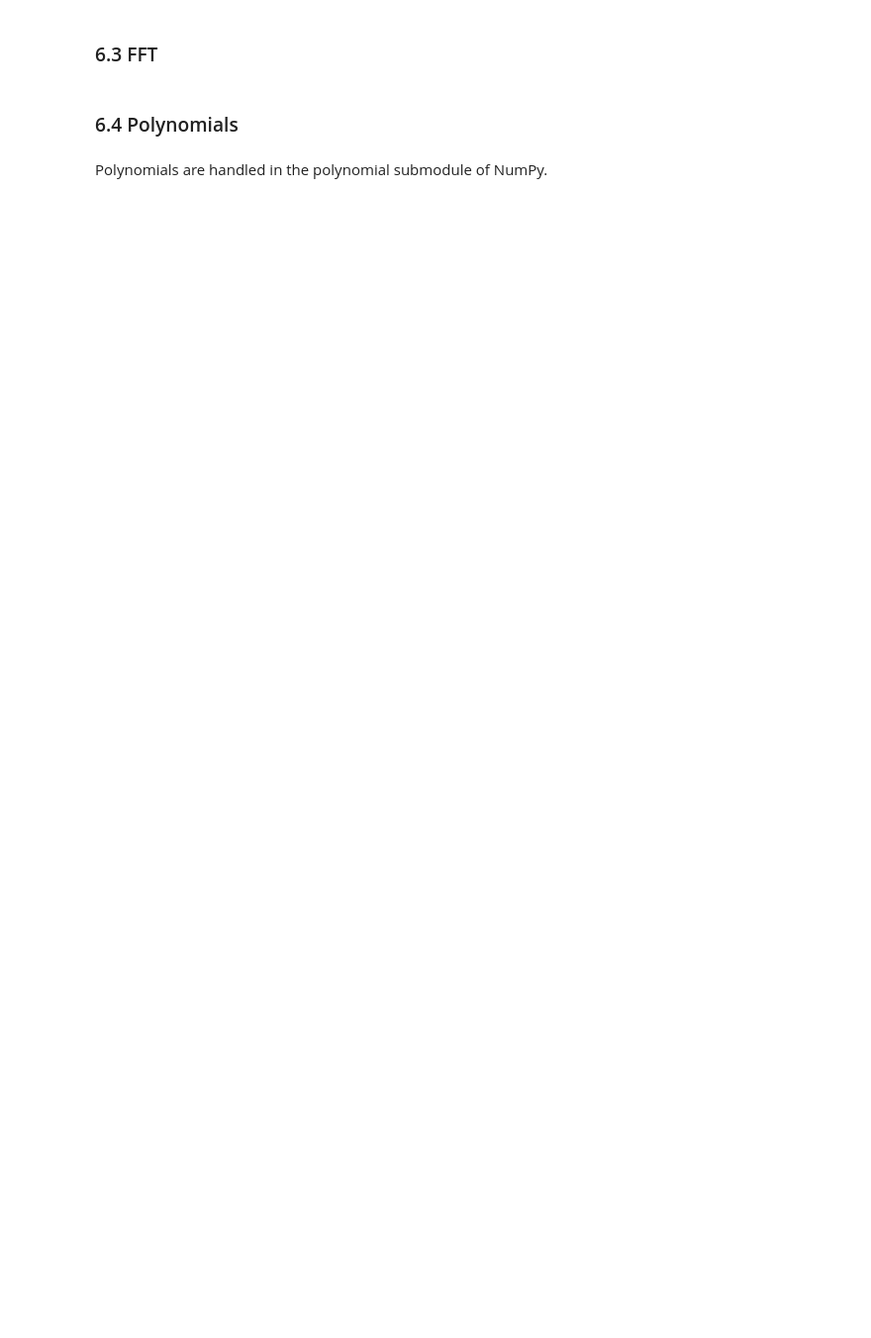
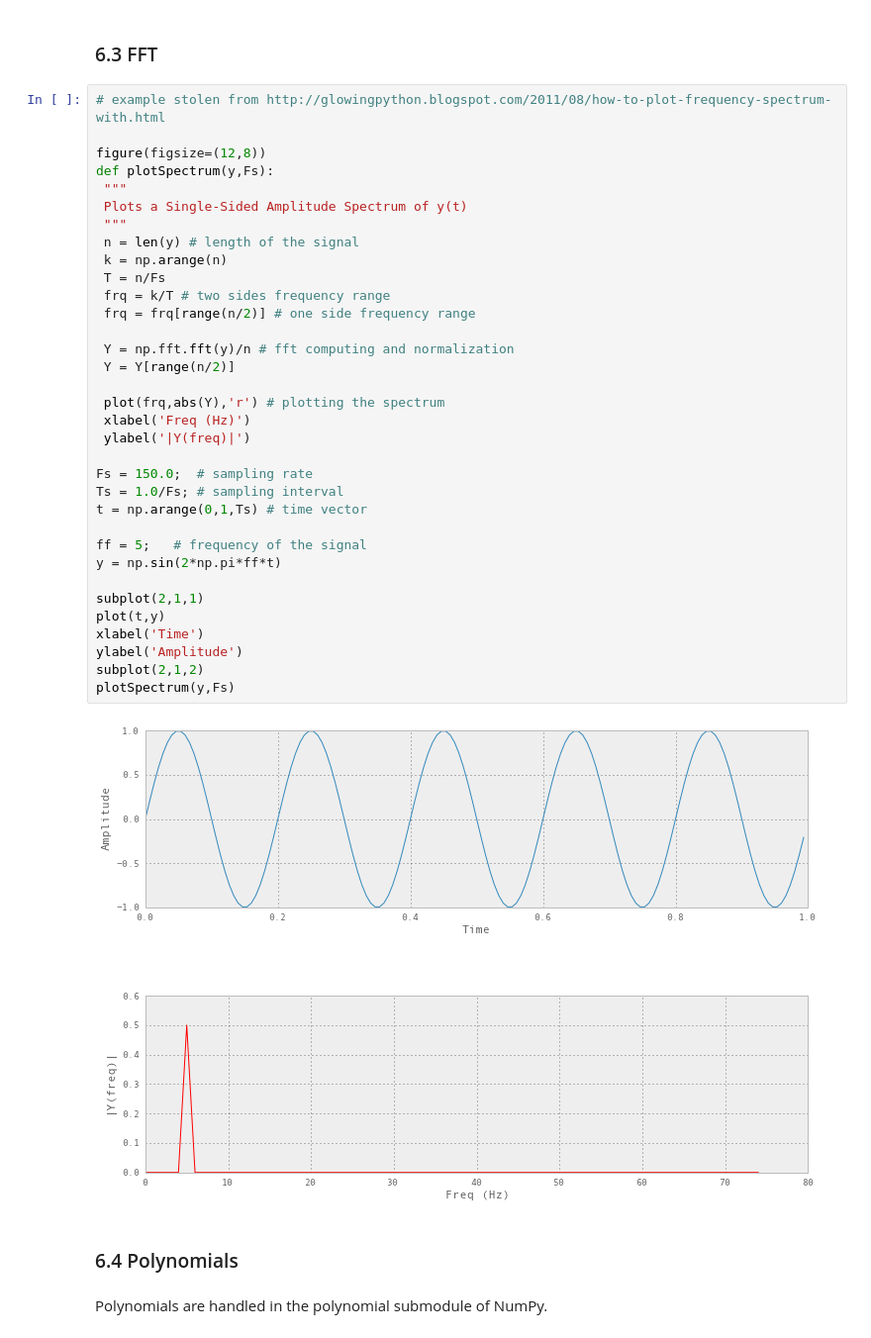
Before and after one commit to andrewgiessel/pydata_bos_2013_intro_to_numpy, a Jupyter notebook: Introduction To NumPy.ipynb, the cells around one changed output. Shown at 99% size. Drawn from its saved outputs; the diff is of its cells as text; blank space fills up the shorter version.

```diff
--- a/Introduction To NumPy.ipynb
+++ b/Introduction To NumPy.ipynb
@@ -827,6 +827,42 @@ print e_vecs
  [ 0.00000000+0.57735027j  0.00000000-0.57735027j]]
 # %% [markdown]
 ### 6.3 FFT
+# %%
+# example stolen from http://glowingpython.blogspot.com/2011/08/how-to-plot-frequency-spectrum-with.html
+
+figure(figsize=(12,8))
+def plotSpectrum(y,Fs):
+ """
+ Plots a Single-Sided Amplitude Spectrum of y(t)
+ """
+ n = len(y) # length of the signal
+ k = np.arange(n)
+ T = n/Fs
+ frq = k/T # two sides frequency range
+ frq = frq[range(n/2)] # one side frequency range
+
+ Y = np.fft.fft(y)/n # fft computing and normalization
+ Y = Y[range(n/2)]
+
+ plot(frq,abs(Y),'r') # plotting the spectrum
+ xlabel('Freq (Hz)')
+ ylabel('|Y(freq)|')
+
+Fs = 150.0;  # sampling rate
+Ts = 1.0/Fs; # sampling interval
+t = np.arange(0,1,Ts) # time vector
+
+ff = 5;   # frequency of the signal
+y = np.sin(2*np.pi*ff*t)
+
+subplot(2,1,1)
+plot(t,y)
+xlabel('Time')
+ylabel('Amplitude')
+subplot(2,1,2)
+plotSpectrum(y,Fs)
+# %% [output]
+[figure, added]
 # %% [markdown]
 ### 6.4 Polynomials
 # %% [markdown]
```
Also changed, not shown: parts of 17 cells of this notebook.
